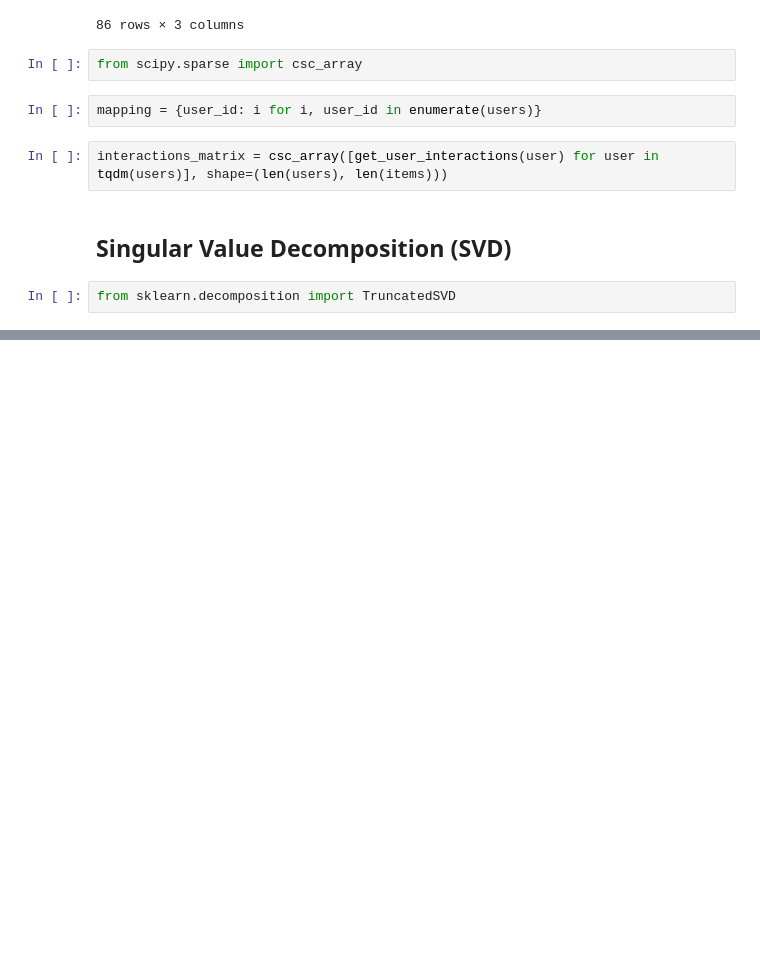
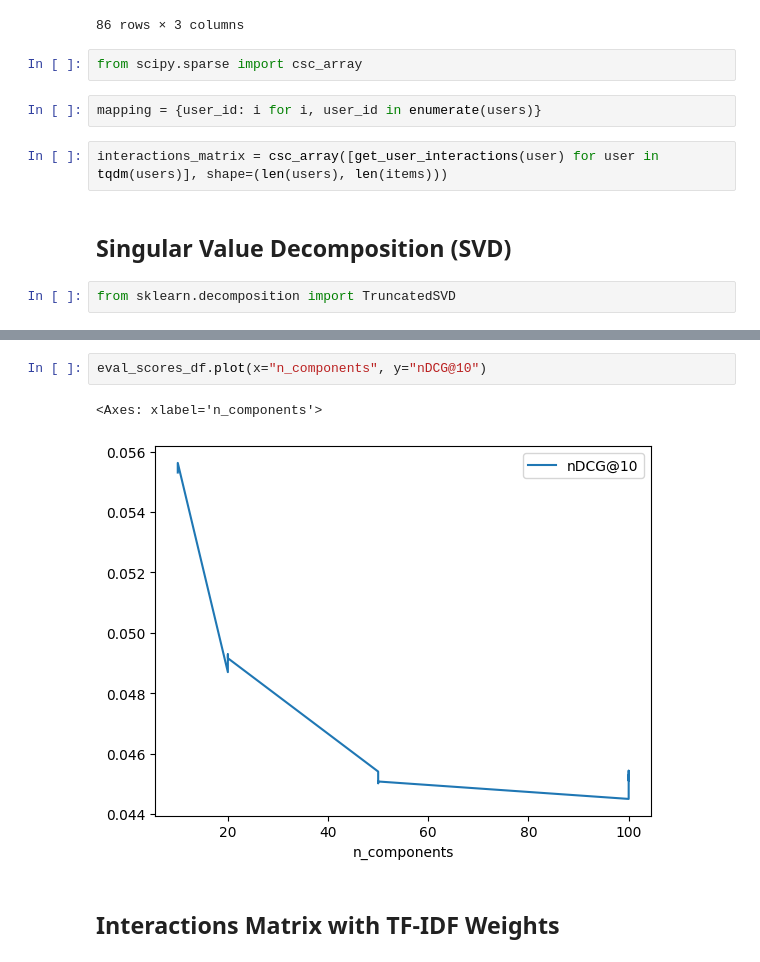
Before and after one commit to a-tabaza/ltr, a Jupyter notebook: experiment_1.ipynb, the cells around one changed output, grey strips where cells are left out. Drawn from its saved outputs; the diff is of its cells as text; blank space fills up the shorter version.

```diff
--- a/experiment_1.ipynb
+++ b/experiment_1.ipynb
@@ -125,0 +140,7 @@ evaluator.calc_aggregate(runs)
+# %%
+eval_scores_df.plot(x="n_components", y="nDCG@10")
+# %% [output]
+<Axes: xlabel='n_components'>
+[figure, added]
+# %% [markdown]
+## Interactions Matrix with TF-IDF Weights
```
Also changed, not shown: parts of 37 cells of this notebook, 1 other file.
